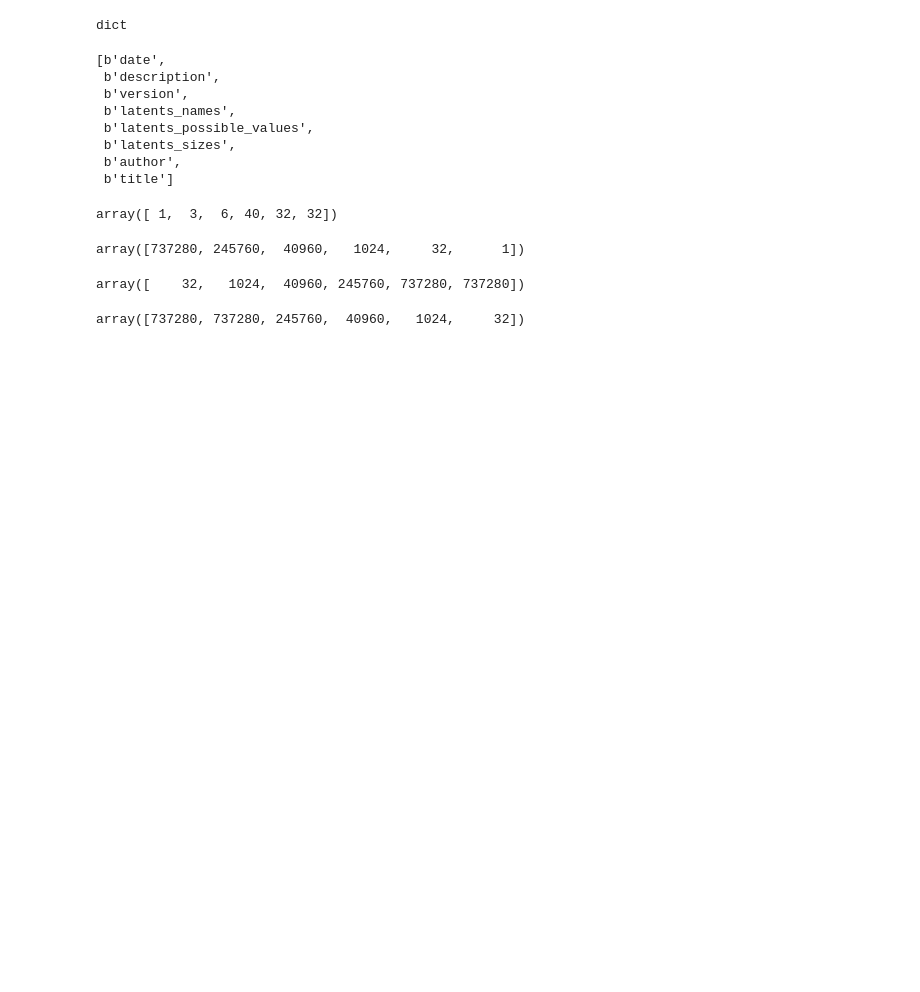
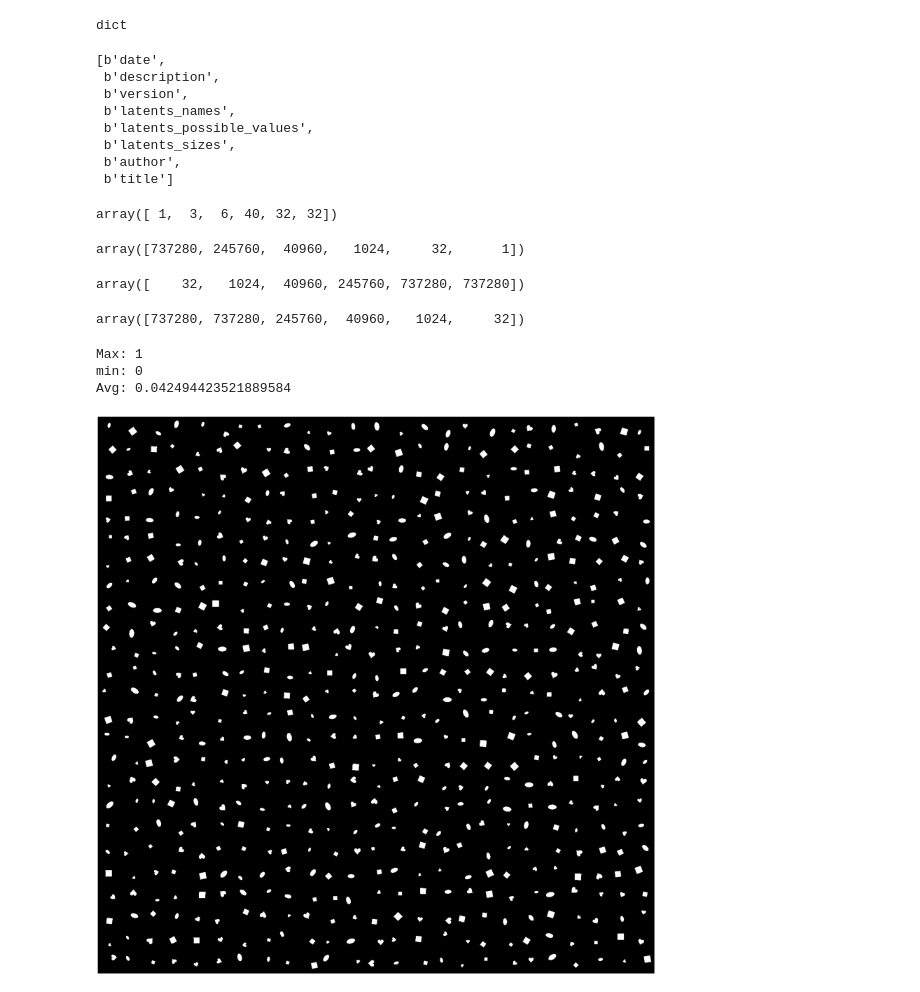
Before and after one commit to ScaleMind-C9308A/DecodeItAll, a Jupyter notebook: disentanglement_learning/dataset/dsprites/dsprites-explore.ipynb, the cells around one changed output. Drawn from its saved outputs; the diff is of its cells as text; code cells hidden in the pictures; blank space fills up the shorter version.

```diff
--- a/disentanglement_learning/dataset/dsprites/dsprites-explore.ipynb
+++ b/disentanglement_learning/dataset/dsprites/dsprites-explore.ipynb
@@ -78,3 +82,33 @@ array([    32,   1024,  40960, 245760, 737280, 737280])
 latents_sizes[::-1].cumprod()[::-1]
 # %% [output]
 array([737280, 737280, 245760,  40960,   1024,     32])
+# %%
+print(f"Max: {np.max(imgs)}")
+print(f"min: {np.min(imgs)}")
+print(f"Avg: {np.mean(imgs)}")
+# %% [output]
+Max: 1
+min: 0
+Avg: 0.042494423521889584
+# %%
+def show(imgs):
+    if not isinstance(imgs, list):
+        imgs = [imgs]
+    fig, axs = plt.subplots(ncols=len(imgs), squeeze=False, figsize=(40, 40))
+    for i, img in enumerate(imgs):
+        img = img.detach()
+        img = F.to_pil_image(img)
+        axs[0, i].imshow(np.asarray(img))
+        axs[0, i].set(xticklabels=[], yticklabels=[], xticks=[], yticks=[])
+# %%
+indices = np.random.choice(737280, size = 625)
+
+sample_imgs = imgs[indices]
+
+torch_sample_imgs = torch.from_numpy(sample_imgs).unsqueeze(1)
+
+grid = make_grid(torch_sample_imgs*255, nrow=25)
+
+show(grid)
+# %% [output]
+[figure, added]
```
Also changed, not shown: parts of 1 cell of this notebook.
